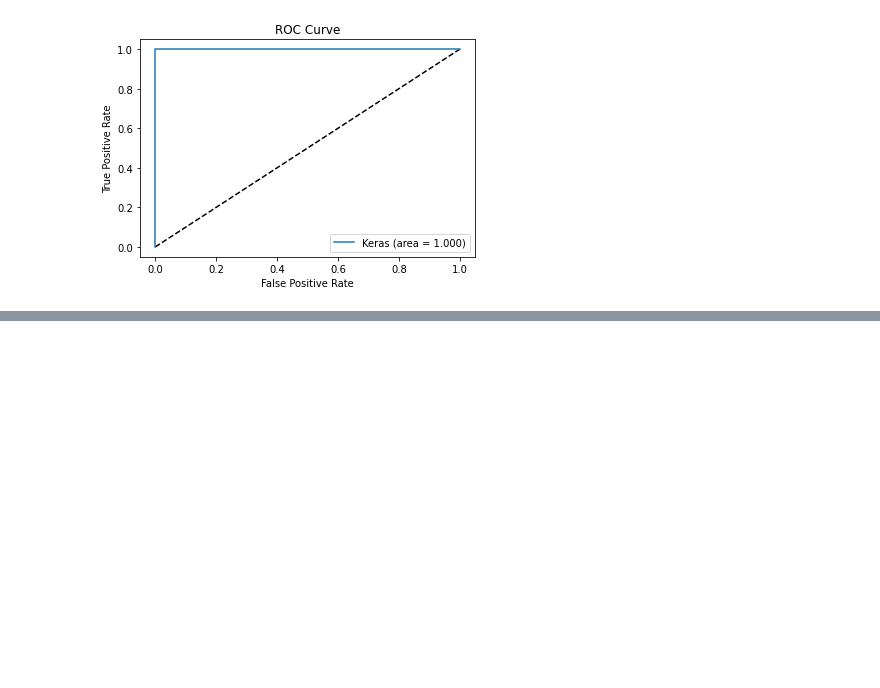
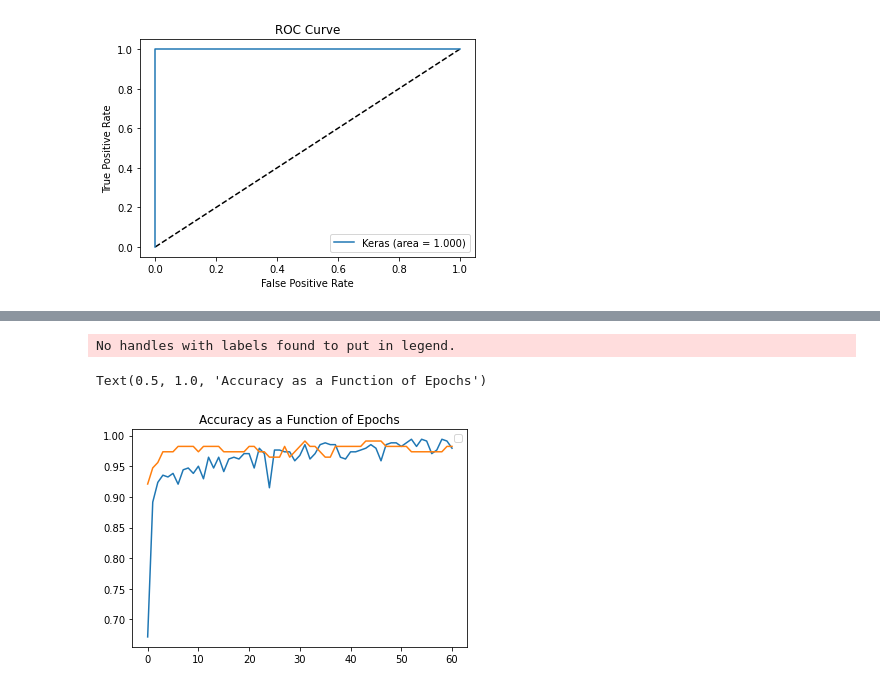
Before and after one commit to alessnarciso/ml-cancer-detection, a Jupyter notebook: CancerDetection.ipynb, the cells around one changed output, grey strips where cells are left out. Cells and saved outputs as stored; diff of their text form; code cells hidden in the pictures; blank space fills up the shorter version.

```diff
--- a/CancerDetection.ipynb
+++ b/CancerDetection.ipynb
@@ -458,0 +475,23 @@ We can also try adding more advanced techniques to optimize the model such as re
+# %%
+#define the new model
+from tensorflow.keras.initializers import RandomNormal, he_normal
+from keras.layers import BatchNormalization
+from keras.layers import Dropout
+from keras import regularizers
+
+model = Sequential()
+
+model.add(Dense(128, input_shape = (30,), activation='relu', kernel_initializer = he_normal()))
+model.add(BatchNormalization())
+model.add(Dropout(0.3))
+
+model.add(Dense(128, input_shape = (30,), activation='relu', kernel_initializer = he_normal()))
+model.add(BatchNormalization())
+model.add(Dropout(0.3))
+
+model.add(Dense(128, input_shape = (30,), activation='relu', kernel_initializer = he_normal()))
+model.add(BatchNormalization())
+model.add(Dropout(0.3))
+
+model.add(Dense(1, activation='sigmoid'))
+model.compile(loss = 'binary_crossentropy', optimizer = Adam(lr = 0.001), metrics = ['accuracy'])
@@ -458,0 +546,13 @@ We can also try adding more advanced techniques to optimize the model such as re
+# %%
+train_accuracy = history_dict['accuracy']
+val_accuracy = history_dict['val_accuracy']
+
+plt.legend()
+
+plt.plot(train_accuracy, label = 'train accuracy')
+plt.plot(val_accuracy, label = 'val accuracy')
+plt.title("Accuracy as a Function of Epochs")
+# %% [output]
+No handles with labels found to put in legend.
+Text(0.5, 1.0, 'Accuracy as a Function of Epochs')
+[figure, added]
```
Also changed, not shown: parts of 22 cells of this notebook.
